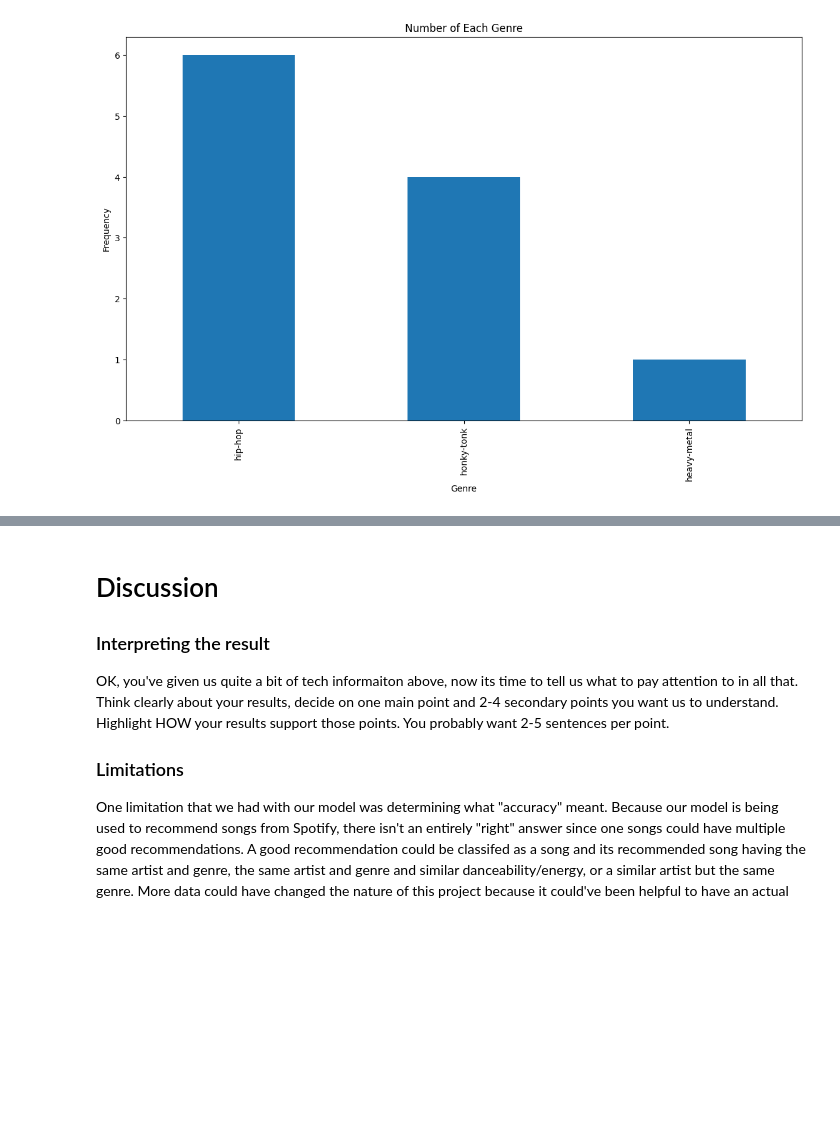
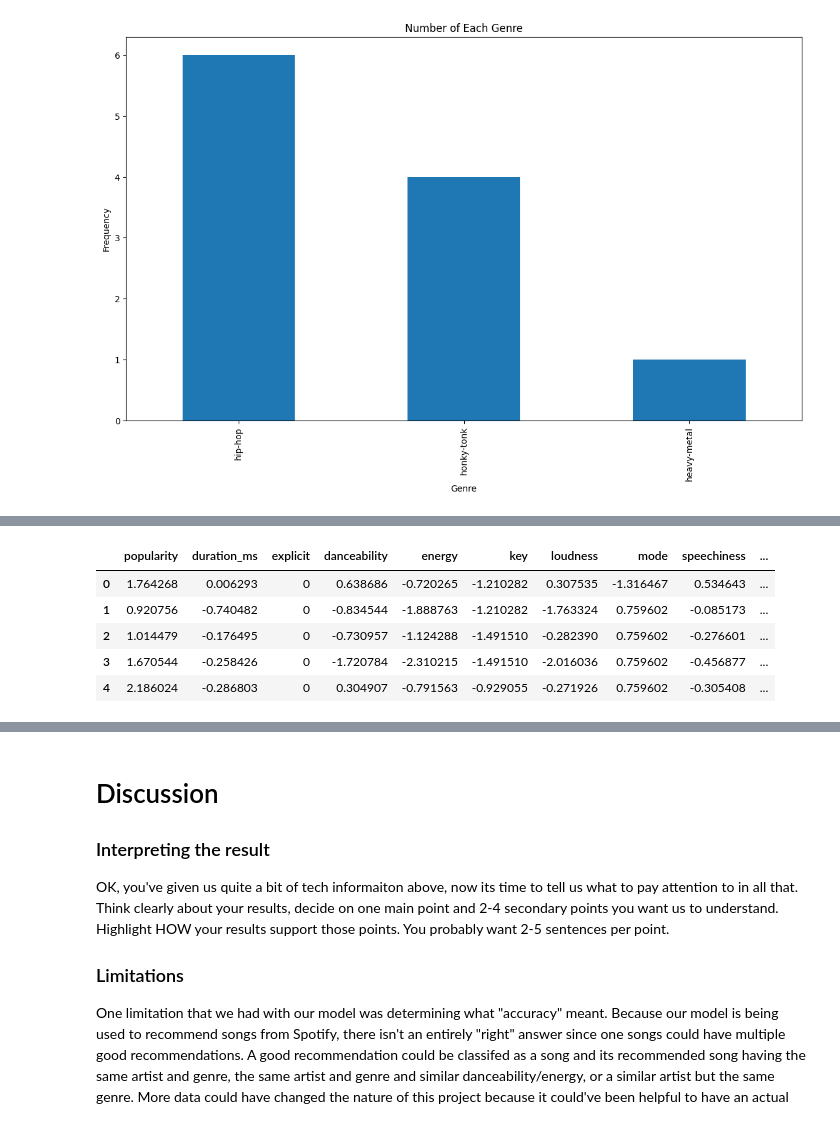
Before and after one commit to COGS118A/Group025-Wi23, a Jupyter notebook: FinalProjectGroup025-Wi23.ipynb, the cells around one changed output, grey strips where cells are left out. Drawn from its saved outputs; the diff is of its cells as text; code cells hidden in the pictures; blank space fills up the shorter version.

```diff
--- a/FinalProjectGroup025-Wi23.ipynb
+++ b/FinalProjectGroup025-Wi23.ipynb
@@ -363,0 +425,27 @@ However, upon further investigation, we believe that we should normilize the fea
+# %%
+#reassigning for simplicity
+df = pd.read_csv('dataset.csv')
+df = df.drop(columns=['Unnamed: 0','track_id', 'album_name'], axis=1)
+
+
+#remove dupes
+df=df.drop_duplicates()
+#convert to numeric for multiclass
+codes, unique = pd.factorize(df.track_genre)
+df.track_genre = codes
+
+traindf = df
+
+#clean data for training
+traindf =traindf.drop(columns = ['track_name', 'artists','track_genre'])
+traindf=(traindf-traindf.mean())/traindf.std()
+codes, unique = pd.factorize(df.explicit)
+traindf.explicit= codes
+traindf.head()
+# %% [output]
+|  | popularity | duration_ms | explicit | danceability | energy | key | loudness | mode | speechiness | ... |
+| 0 | 1.764268 | 0.006293 | 0 | 0.638686 | -0.720265 | -1.210282 | 0.307535 | -1.316467 | 0.534643 | ... |
+| 1 | 0.920756 | -0.740482 | 0 | -0.834544 | -1.888763 | -1.210282 | -1.763324 | 0.759602 | -0.085173 | ... |
+| 2 | 1.014479 | -0.176495 | 0 | -0.730957 | -1.124288 | -1.491510 | -0.282390 | 0.759602 | -0.276601 | ... |
+| 3 | 1.670544 | -0.258426 | 0 | -1.720784 | -2.310215 | -1.491510 | -2.016036 | 0.759602 | -0.456877 | ... |
+| 4 | 2.186024 | -0.286803 | 0 | 0.304907 | -0.791563 | -0.929055 | -0.271926 | 0.759602 | -0.305408 | ... |
```
Also changed, not shown: parts of 10 cells of this notebook.
